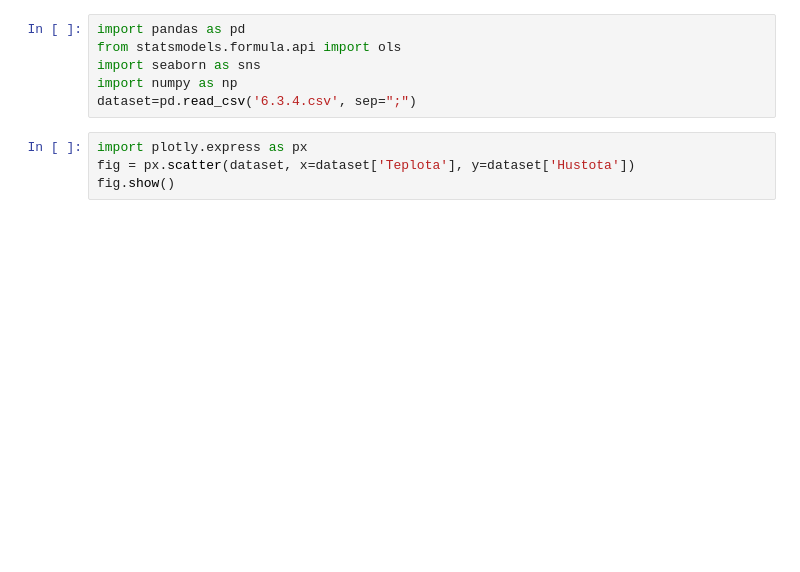
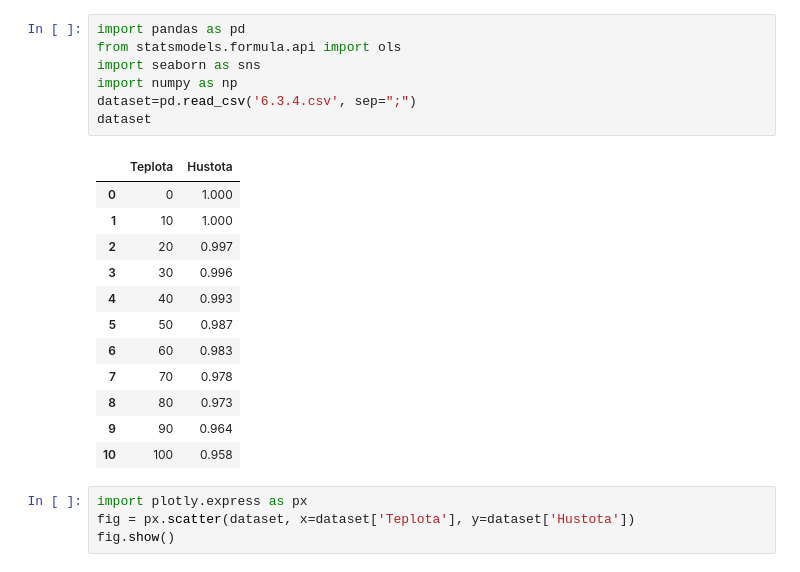
Before and after one commit to AndrejSkula/DiplomovaPraca, a Jupyter notebook: Overenie stability modelu a transformácia premennej.ipynb, the cells around one changed output. Drawn from its saved outputs; the diff is of its cells as text; blank space fills up the shorter version.

```diff
--- a/Overenie stability modelu a transformácia premennej.ipynb
+++ b/Overenie stability modelu a transformácia premennej.ipynb
@@ -1,9 +1,23 @@
 # %%
 import pandas as pd
 from statsmodels.formula.api import ols
 import seaborn as sns
 import numpy as np
 dataset=pd.read_csv('6.3.4.csv', sep=";")
+dataset
+# %% [output]
+|  | Teplota | Hustota |
+| 0 | 0 | 1.000 |
+| 1 | 10 | 1.000 |
+| 2 | 20 | 0.997 |
+| 3 | 30 | 0.996 |
+| 4 | 40 | 0.993 |
+| 5 | 50 | 0.987 |
+| 6 | 60 | 0.983 |
+| 7 | 70 | 0.978 |
+| 8 | 80 | 0.973 |
+| 9 | 90 | 0.964 |
+| 10 | 100 | 0.958 |
 # %%
 import plotly.express as px
 fig = px.scatter(dataset, x=dataset['Teplota'], y=dataset['Hustota'])
```
Also changed, not shown: parts of 1 cell of this notebook.
